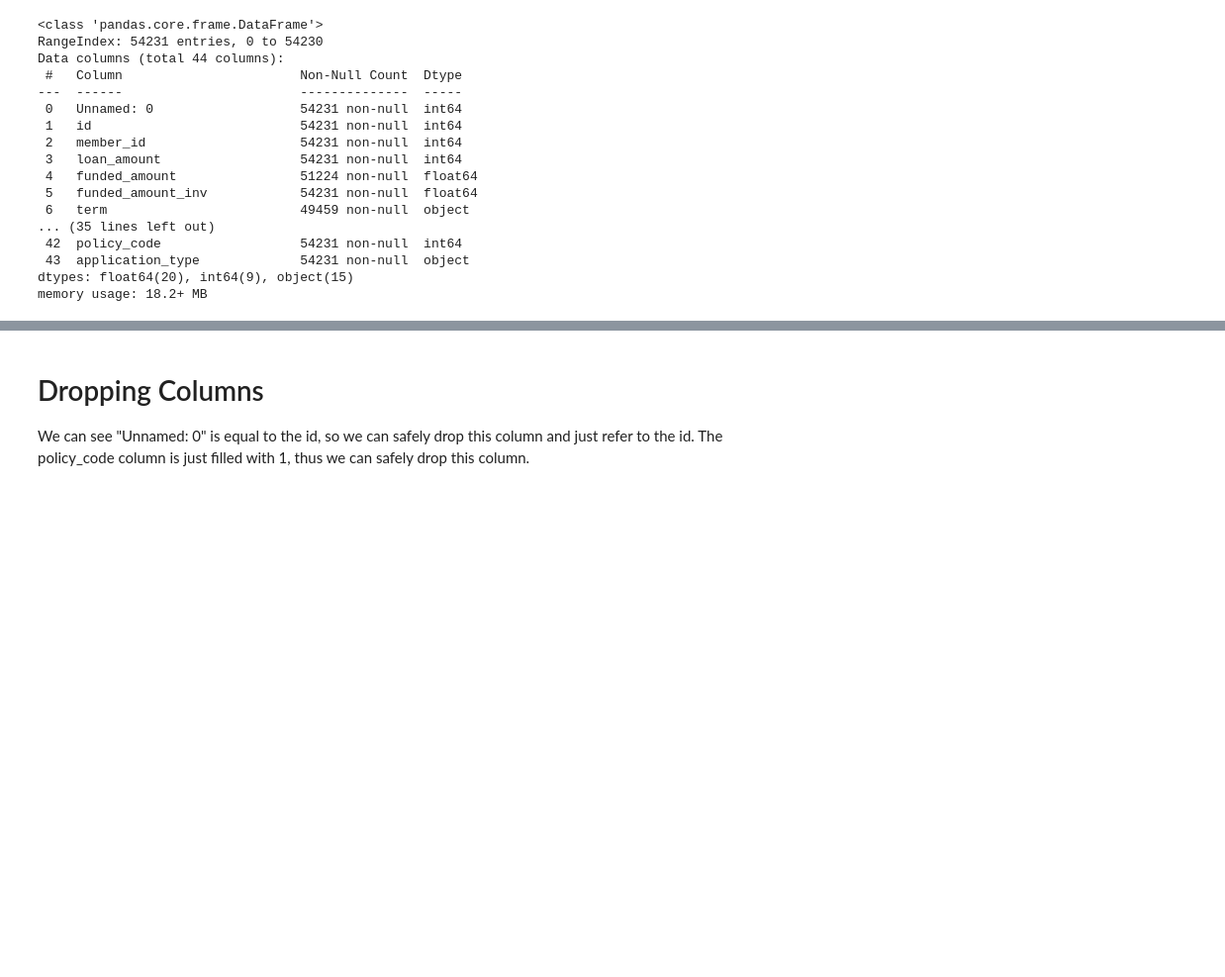
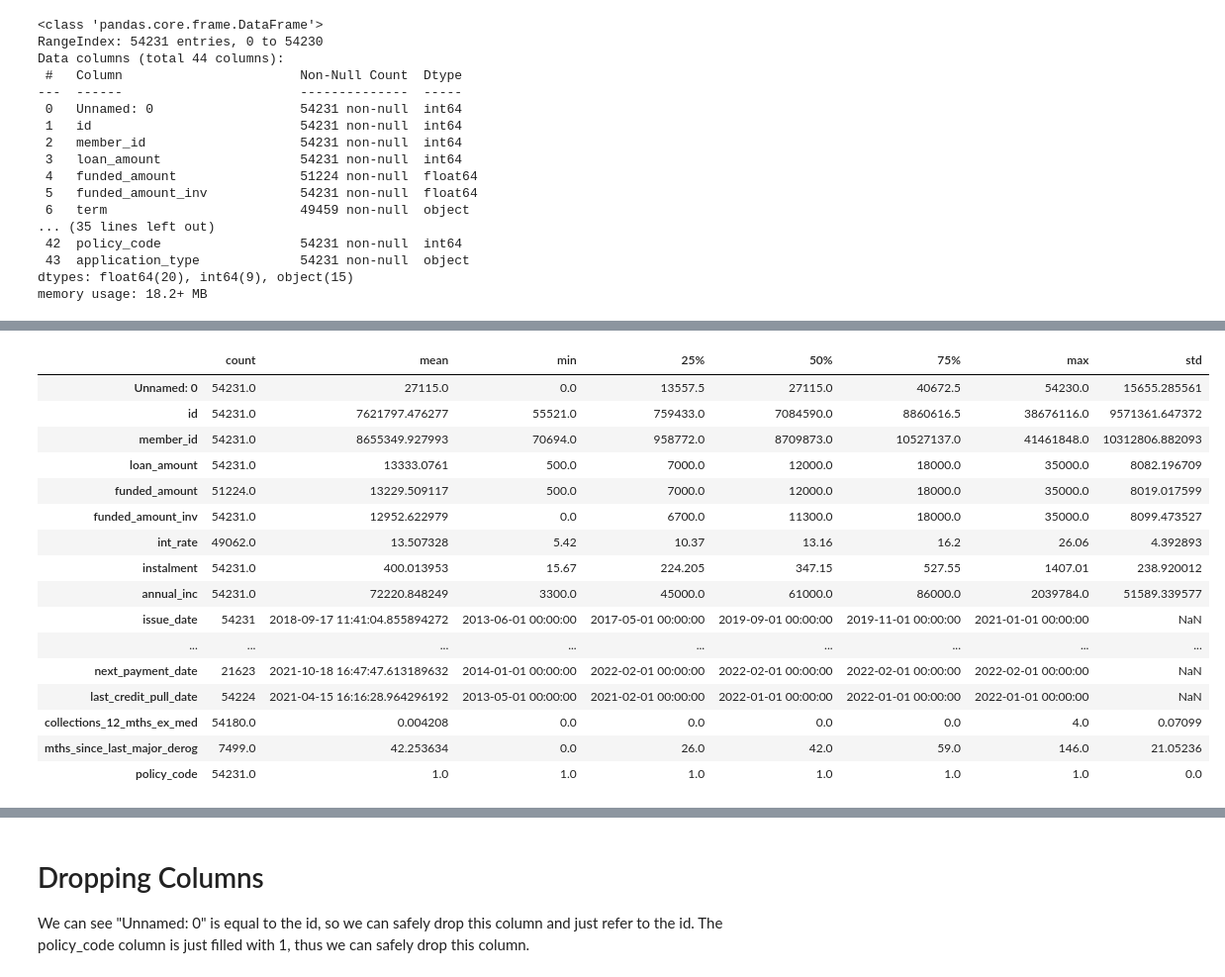
Before and after one commit to smznahid/exploratory-data-analysis---customer-loans-in-finance407, a Jupyter notebook: analysis.ipynb, the cells around one changed output, grey strips where cells are left out. Shown at 99% size. Cells and saved outputs as stored; diff of their text form; code cells hidden in the pictures; blank space fills up the shorter version.

```diff
--- a/analysis.ipynb
+++ b/analysis.ipynb
@@ -70,0 +77,20 @@ dtype: object
+# %%
+DataFrameInfo.statistics(df)
+# %% [output]
+|  | count | mean | min | 25% | 50% | 75% | max | std |
+| Unnamed: 0 | 54231.0 | 27115.0 | 0.0 | 13557.5 | 27115.0 | 40672.5 | 54230.0 | 15655.285561 |
+| id | 54231.0 | 7621797.476277 | 55521.0 | 759433.0 | 7084590.0 | 8860616.5 | 38676116.0 | 9571361.647372 |
+| member_id | 54231.0 | 8655349.927993 | 70694.0 | 958772.0 | 8709873.0 | 10527137.0 | 41461848.0 | 10312806.882093 |
+| loan_amount | 54231.0 | 13333.0761 | 500.0 | 7000.0 | 12000.0 | 18000.0 | 35000.0 | 8082.196709 |
+| funded_amount | 51224.0 | 13229.509117 | 500.0 | 7000.0 | 12000.0 | 18000.0 | 35000.0 | 8019.017599 |
+| funded_amount_inv | 54231.0 | 12952.622979 | 0.0 | 6700.0 | 11300.0 | 18000.0 | 35000.0 | 8099.473527 |
+| int_rate | 49062.0 | 13.507328 | 5.42 | 10.37 | 13.16 | 16.2 | 26.06 | 4.392893 |
+| instalment | 54231.0 | 400.013953 | 15.67 | 224.205 | 347.15 | 527.55 | 1407.01 | 238.920012 |
+| annual_inc | 54231.0 | 72220.848249 | 3300.0 | 45000.0 | 61000.0 | 86000.0 | 2039784.0 | 51589.339577 |
+| issue_date | 54231 | 2018-09-17 11:41:04.855894272 | 2013-06-01 00:00:00 | 2017-05-01 00:00:00 | 2019-09-01 00:00:00 | 2019-11-01 00:00:00 | 2021-01-01 00:00:00 | NaN |
+| ... | ... | ... | ... | ... | ... | ... | ... | ... |
+| next_payment_date | 21623 | 2021-10-18 16:47:47.613189632 | 2014-01-01 00:00:00 | 2022-02-01 00:00:00 | 2022-02-01 00:00:00 | 2022-02-01 00:00:00 | 2022-02-01 00:00:00 | NaN |
+| last_credit_pull_date | 54224 | 2021-04-15 16:16:28.964296192 | 2013-05-01 00:00:00 | 2021-02-01 00:00:00 | 2022-01-01 00:00:00 | 2022-01-01 00:00:00 | 2022-01-01 00:00:00 | NaN |
+| collections_12_mths_ex_med | 54180.0 | 0.004208 | 0.0 | 0.0 | 0.0 | 0.0 | 4.0 | 0.07099 |
+| mths_since_last_major_derog | 7499.0 | 42.253634 | 0.0 | 26.0 | 42.0 | 59.0 | 146.0 | 21.05236 |
+| policy_code | 54231.0 | 1.0 | 1.0 | 1.0 | 1.0 | 1.0 | 1.0 | 0.0 |
```
Also changed, not shown: parts of 6 cells of this notebook.
